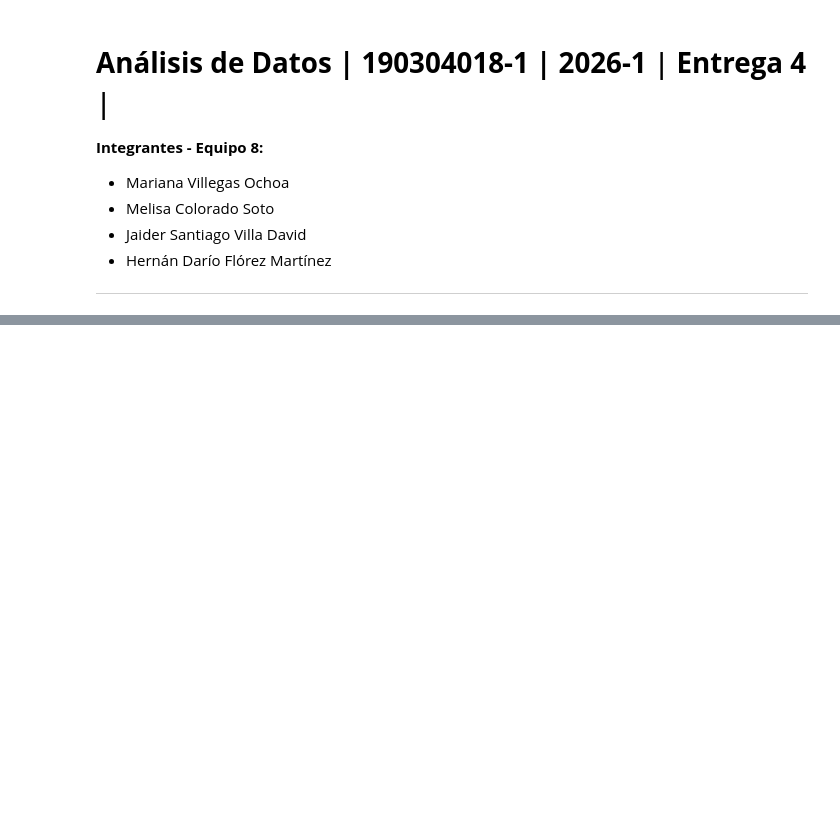
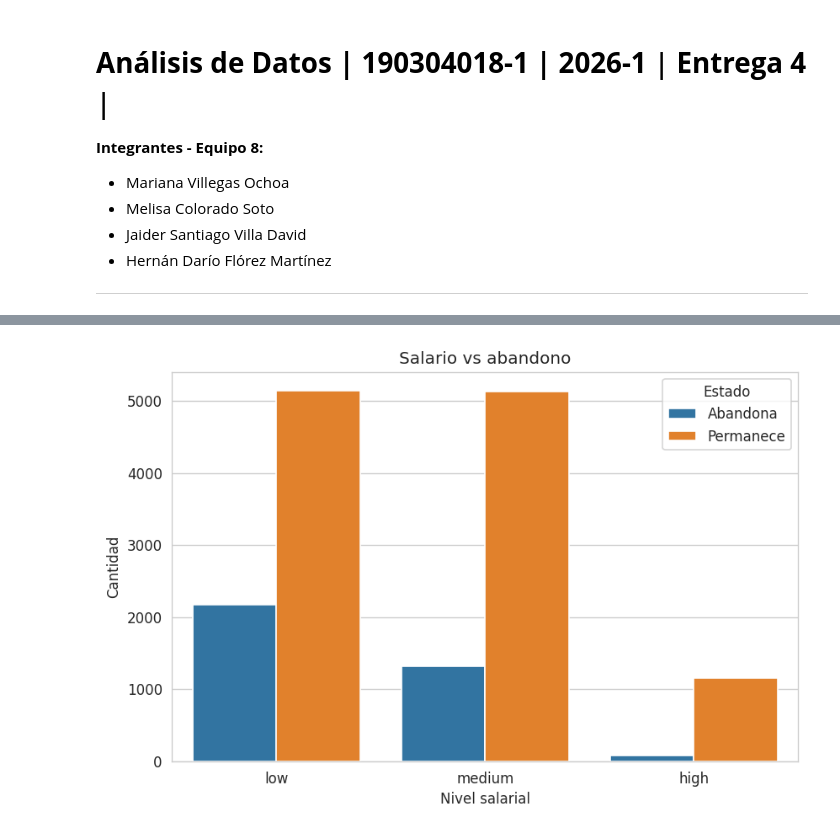
Before and after one commit to hdflorez/Entrega_4, a Jupyter notebook: Ej5_HR_Analytics_Employee_Attrition.ipynb, the cells around one changed output, grey strips where cells are left out. Drawn from its saved outputs; the diff is of its cells as text; code cells hidden in the pictures; blank space fills up the shorter version.

```diff
--- a/Ej5_HR_Analytics_Employee_Attrition.ipynb
+++ b/Ej5_HR_Analytics_Employee_Attrition.ipynb
@@ -16,0 +140,16 @@ Recuperado de Kaggle: https://www.kaggle.com/datasets/giripujar/hr-analytics
+# %%
+# Salario vs abandono
+sns.countplot(
+    x='salary',
+    hue='abandono',
+    data=df
+)
+
+plt.title('Salario vs abandono')
+plt.xlabel('Nivel salarial')
+plt.ylabel('Cantidad')
+plt.legend(title='Estado')
+
+plt.show()
+# %% [output]
+[figure, added]
```
Also changed, not shown: parts of 26 cells of this notebook.
